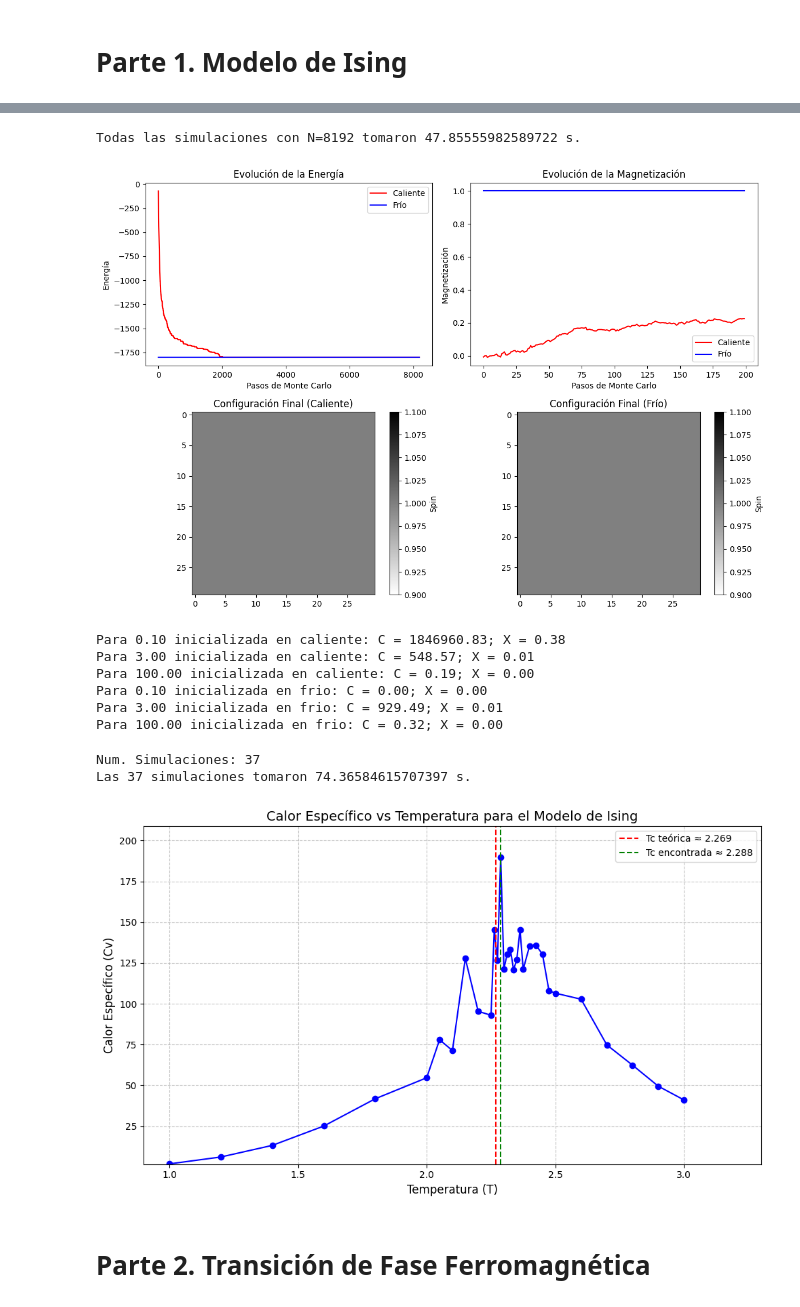
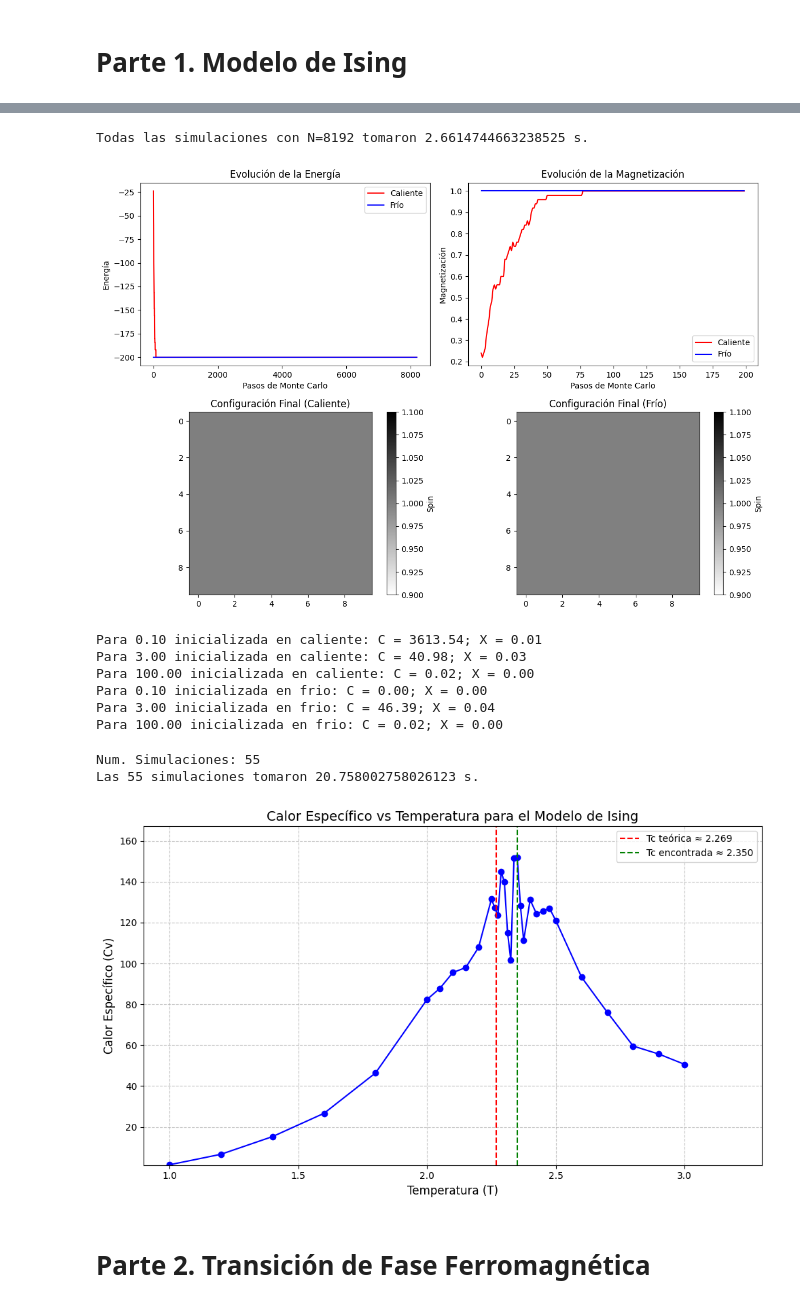
Before and after one commit to BrianDL/fisica_computacional, a Jupyter notebook: 3 - Modelo de Ising/ising.ipynb, the cells around one changed output, grey strips where cells are left out. Saved outputs shown, nothing was run; the diff lists cells and outputs as text; code cells hidden in the pictures.

```diff
--- a/3 - Modelo de Ising/ising.ipynb
+++ b/3 - Modelo de Ising/ising.ipynb
@@ -178,7 +178,7 @@ def cargar_diccionario(nombre_archivo):
     return diccionario
 # %%
 
-L = 30  # Tamaño de la red
+L = 10  # Tamaño de la red
 H = 0.0  # Intensidad del campo magnético
 J = 1.0  # Fuerza de interacción
 N = 2**13  # Número de pasos de Monte Carlo
@@ -197,7 +197,7 @@ with ProcessPoolExecutor(max_workers=8) as exe:
 
 print(f"Todas las simulaciones con N={N} tomaron {time.time() - t0} s.")
 # %% [output]
-Todas las simulaciones con N=8192 tomaron 47.85555982589722 s.
+Todas las simulaciones con N=8192 tomaron 2.6614744663238525 s.
 # %%
 # Visualización de los resultados
 import matplotlib.pyplot as plt
@@ -240,7 +240,7 @@ plt.colorbar(label='Spin')
 plt.tight_layout()
 plt.show()
 # %% [output]
-[figure, old version]
+[figure, new version]
 # %%
 for params, result in sorted(params_a_result.items()):
   S,T = params
@@ -253,12 +253,12 @@ for params, result in sorted(params_a_result.items()):
 
   print(f"Para {T:.{2}f} inicializada en {S}: C = {C:.{2}f}; X = {X:.{2}f}")
 # %% [output]
-Para 0.10 inicializada en caliente: C = 1846960.83; X = 0.38
-Para 3.00 inicializada en caliente: C = 548.57; X = 0.01
-Para 100.00 inicializada en caliente: C = 0.19; X = 0.00
+Para 0.10 inicializada en caliente: C = 3613.54; X = 0.01
+Para 3.00 inicializada en caliente: C = 40.98; X = 0.03
+Para 100.00 inicializada en caliente: C = 0.02; X = 0.00
 Para 0.10 inicializada en frio: C = 0.00; X = 0.00
-Para 3.00 inicializada en frio: C = 929.49; X = 0.01
-Para 100.00 inicializada en frio: C = 0.32; X = 0.00
+Para 3.00 inicializada en frio: C = 46.39; X = 0.04
+Para 100.00 inicializada en frio: C = 0.02; X = 0.00
 # %%
 ### Definimos una función para aplicar el algoritmo de metrópolis en un rango de
 ### temperaturas, pedimos un acumulador para almacenar los resultados
@@ -287,30 +295,60 @@ temp_a_result = {} ### para almacenar los resultados
 
 ### Generaremos un rango de temperaturas en entre 1 y 3, con pasos cada vez más precisos
 ### en la vecindad del valor crítico teórico
+
+L = 10
+
 temps = [
     T for i in range(11) \
-    if (T:= 1+i/(0.5*10.0))
+    if (T:= 1+i/(0.5*10.0)) and (T,L) not in tl_a_result
     ]
 
 temps += [
     T for i in (1,2) for j in range(11) \
-    if (T:= 2+j/(i*10.0)) not in temps
+    if (T:= 2+j/(i*10.0)) and (T,L) not in tl_a_result
     ]
 
 temps += [
     T for i in (4,8) for j in range(11) \
-    if (T:= 2.25+j/(i*10.0)) not in temps
+    if (T:= 2.25+j/(i*10.0)) and (T,L) not in tl_a_result
     ]
 
+acc =  {} ### acumulador temporal
+
 print(f"Num. Simulaciones: {len(temps)}")
+t0 = time.time()
+await applicar_en_rtemp(temps, acc, L=L)
+print(f"Las {len(temps)} simulaciones tomaron {time.time() - t0} s.")
 
-t0 = time.time()
-await applicar_en_rtemp(temps, temp_a_result, L=10)
-print(f"Las {len(temps)} simulaciones tomaron {time.time() - t0} s.")
+for T,R in acc.items(): tl_a_result[(T,L)] = R  ### actualizando el acumulador global
 # %% [output]
-Num. Simulaciones: 37
-Las 37 simulaciones tomaron 74.36584615707397 s.
+Num. Simulaciones: 55
+Las 55 simulaciones tomaron 20.758002758026123 s.
 # %%
+### Para visualizar la susceptibilidad comenzamos por recuperar las corridas que nos
+### interesan del acumulador global, necesitamos generar las temperaturas de nuevo
+### en caso de que haya otras corridas ya acumuladas en el diccionario
+
+
+temps = [
+    T for i in range(11) \
+    if (T:= 1+i/(0.5*10.0))
+    ]
+
+temps += [
+    T for i in (1,2) for j in range(11) \
+    if (T:= 2+j/(i*10.0))
+    ]
+
+temps += [
+    T for i in (4,8) for j in range(11) \
+    if (T:= 2.25+j/(i*10.0))
+    ]
+
+temp_a_result = { T: tl_a_result[(T,L)] \
+                 for T,L in tl_a_result.keys() \
+                  if T in temps and L == 10 }
+
 temp_a_sus = { T: susceptibilidad(res[1], 1/T) for T, res in temp_a_result.items() }
 temp_a_cv = {T: calor_especifico(res[0], 1/T, T) for T, res in temp_a_result.items() }
 
@@ -332,42 +370,34 @@ def graficar_susceptibilidad(temp_a_sus):
     max_sus = temp_a_sus[temp_max_sus]
 
     plt.figure(figsize=(10, 6))
     plt.plot(temperaturas, susceptibilidades, 'b-', marker='o')
     # plt.semilogy(temperaturas, susceptibilidades, 'b-', marker='o')
     plt.xlabel('Temperatura (T)', fontsize=12)
     plt.ylabel('Calor Específico (Cv)', fontsize=12)
     plt.title('Calor Específico vs Temperatura para el Modelo de Ising', fontsize=14)
     plt.grid(True, linestyle='--', alpha=0.7)
 
     # Agregar un poco de espacio a los ejes x e y
     plt.xlim(min(temperaturas) * 0.9, max(temperaturas) * 1.1)
     plt.ylim(min(susceptibilidades) * 0.9, max(susceptibilidades) * 1.1)
 
     # Agregar línea para la temperatura crítica teórica
     temp_critica_teorica = 2.269  # Temperatura crítica teórica para el modelo de Ising 2D
     plt.axvline(x=temp_critica_teorica, color='r', linestyle='--',
                 label=f'Tc teórica ≈ {temp_critica_teorica:.3f}')
 
     # Agregar línea para la temperatura de máxima susceptibilidad encontrada
     plt.axvline(x=temp_max_sus, color='g', linestyle='--',
                 label=f'Tc encontrada ≈ {temp_max_sus:.3f}')
 
-    # Texto para la temperatura crítica teórica
-    # plt.text(temp_critica_teorica * 1.05, plt.ylim()[1] * 0.9, f'Tc teórica ≈ {temp_critica_teorica:.3f}',
-    #          rotation=90, verticalalignment='top', color='r')
-
-    # Texto para la temperatura de máxima susceptibilidad encontrada
-    # plt.text(temp_max_sus * 1.05, plt.ylim()[1] * 0.9, f'Tc encontrada ≈ {temp_max_sus:.3f}',
-    #          rotation=90, verticalalignment='top', color='g')
-
     plt.legend()
     plt.tight_layout()
     plt.show()
 
 
 graficar_susceptibilidad(temp_a_cv)
 # %% [output]
-[figure, old version]
+[figure, new version]
 # %% [markdown]
 # Parte 2. Transición de Fase Ferromagnética
 # %% [markdown]
```
Also changed, not shown: parts of 12 cells of this notebook.
